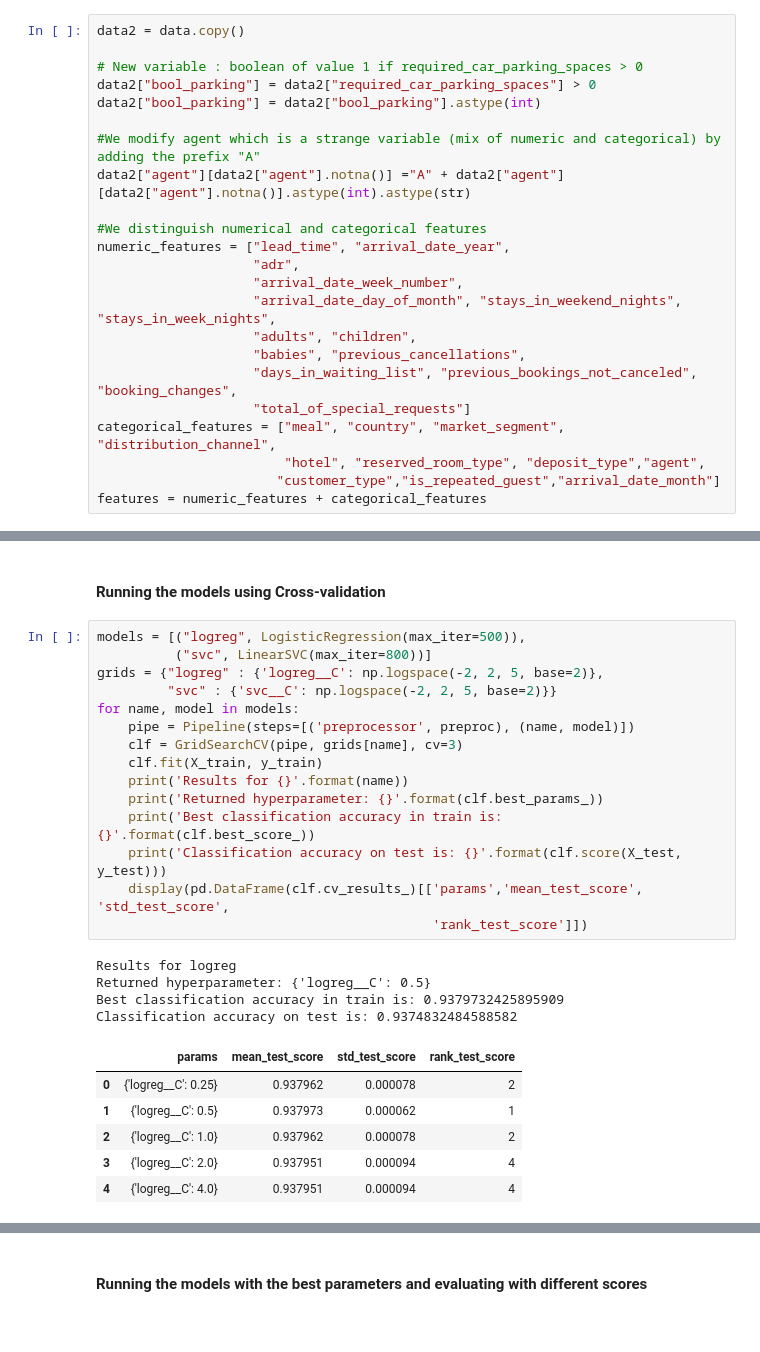
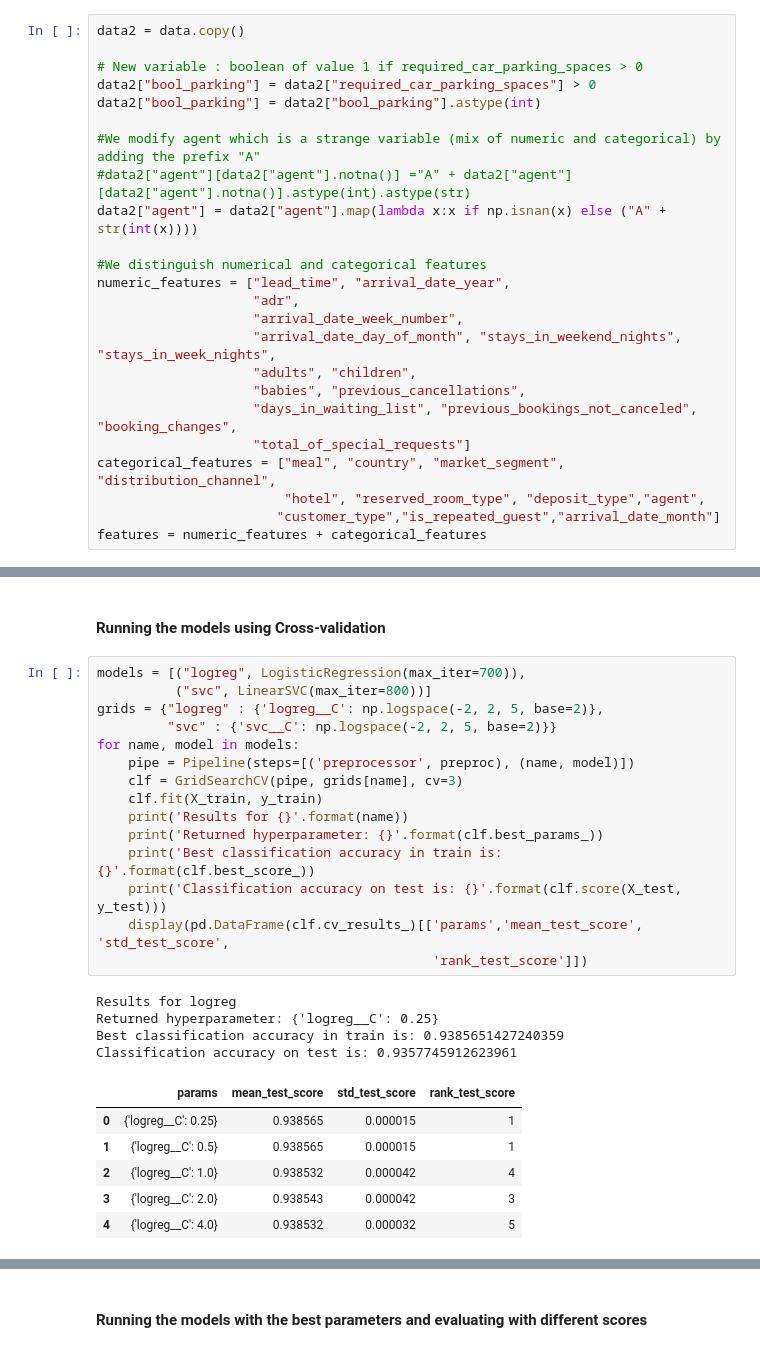
Before and after one commit to ARKEnsae/DM_ML_3A, a Jupyter notebook: TP2/TP2_KA_IB.ipynb, the cells around one changed output, grey strips where cells are left out. Saved outputs shown, nothing was run; the diff lists cells and outputs as text.

Commit message:
Correction Warning agent et qq typos
Correction Warning agent et qq typos

```diff
--- a/TP2/TP2_KA_IB.ipynb
+++ b/TP2/TP2_KA_IB.ipynb
@@ -765,7 +765,8 @@ data2["bool_parking"] = data2["required_car_parking_spaces"] > 0
 data2["bool_parking"] = data2["bool_parking"].astype(int)
 
 #We modify agent which is a strange variable (mix of numeric and categorical) by adding the prefix "A"
-data2["agent"][data2["agent"].notna()] ="A" + data2["agent"][data2["agent"].notna()].astype(int).astype(str)
+#data2["agent"][data2["agent"].notna()] ="A" + data2["agent"][data2["agent"].notna()].astype(int).astype(str)
+data2["agent"] = data2["agent"].map(lambda x:x if np.isnan(x) else ("A" + str(int(x))))
 
 #We distinguish numerical and categorical features
 numeric_features = ["lead_time", "arrival_date_year",
@@ -990,30 +986,30 @@ X_train_preproc, X_test_preproc, y_train_preproc, y_test_preproc = train_test_sp
 # %% [markdown]
 #### Running the models using Cross-validation
 # %%
-models = [("logreg", LogisticRegression(max_iter=500)),
+models = [("logreg", LogisticRegression(max_iter=700)),
           ("svc", LinearSVC(max_iter=800))]
 grids = {"logreg" : {'logreg__C': np.logspace(-2, 2, 5, base=2)},
          "svc" : {'svc__C': np.logspace(-2, 2, 5, base=2)}}
 for name, model in models:
     pipe = Pipeline(steps=[('preprocessor', preproc), (name, model)])
     clf = GridSearchCV(pipe, grids[name], cv=3)
     clf.fit(X_train, y_train)
     print('Results for {}'.format(name))
     print('Returned hyperparameter: {}'.format(clf.best_params_))
     print('Best classification accuracy in train is: {}'.format(clf.best_score_))
     print('Classification accuracy on test is: {}'.format(clf.score(X_test, y_test)))
     display(pd.DataFrame(clf.cv_results_)[['params','mean_test_score', 'std_test_score',
                                            'rank_test_score']])
 # %% [output]
 Results for logreg
-Returned hyperparameter: {'logreg__C': 0.5}
-Best classification accuracy in train is: 0.9379732425895909
-Classification accuracy on test is: 0.9374832484588582
+Returned hyperparameter: {'logreg__C': 0.25}
+Best classification accuracy in train is: 0.9385651427240359
+Classification accuracy on test is: 0.9357745912623961
 |  | params | mean_test_score | std_test_score | rank_test_score |
-| 0 | {'logreg__C': 0.25} | 0.937962 | 0.000078 | 2 |
-| 1 | {'logreg__C': 0.5} | 0.937973 | 0.000062 | 1 |
-| 2 | {'logreg__C': 1.0} | 0.937962 | 0.000078 | 2 |
-| 3 | {'logreg__C': 2.0} | 0.937951 | 0.000094 | 4 |
-| 4 | {'logreg__C': 4.0} | 0.937951 | 0.000094 | 4 |
+| 0 | {'logreg__C': 0.25} | 0.938565 | 0.000015 | 1 |
+| 1 | {'logreg__C': 0.5} | 0.938565 | 0.000015 | 1 |
+| 2 | {'logreg__C': 1.0} | 0.938532 | 0.000042 | 4 |
+| 3 | {'logreg__C': 2.0} | 0.938543 | 0.000042 | 3 |
+| 4 | {'logreg__C': 4.0} | 0.938532 | 0.000032 | 5 |
 Results for svc
 Returned hyperparameter: {'svc__C': 0.25}
```
Also changed, not shown: parts of 4 cells of this notebook.
